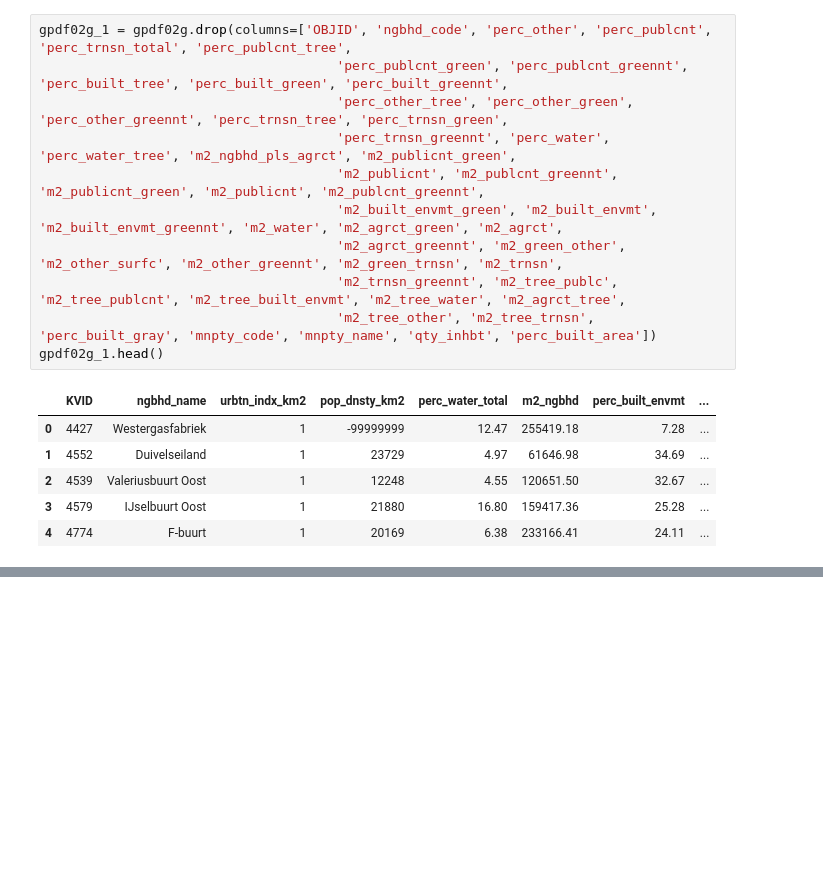
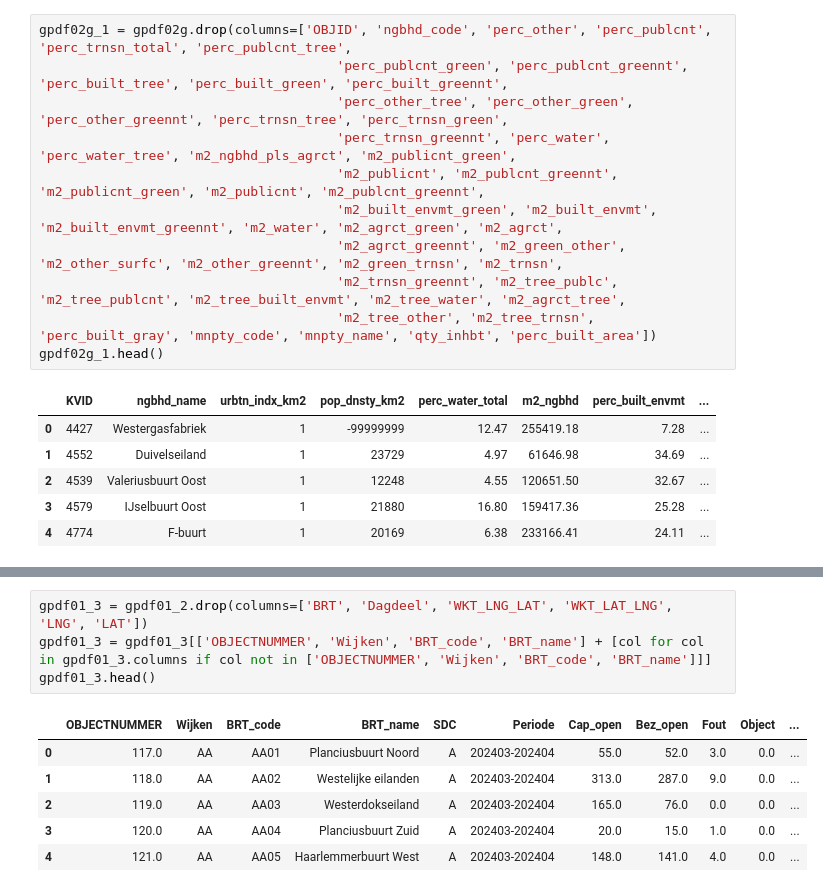
Before and after one commit to bram-villanueva/paper_project, a Jupyter notebook: park_prs_and_green.ipynb, the cells around one changed output, grey strips where cells are left out. Saved outputs shown, nothing was run; the diff lists cells and outputs as text; blank space fills up the shorter version.

```diff
--- a/park_prs_and_green.ipynb
+++ b/park_prs_and_green.ipynb
@@ -165,3 +240,14 @@ See the caveats in the documentation: https://pandas.pydata.org/pandas-docs/stab
 | 7 | 124.0 | AB02 Driehoekbuurt | A | 202403-202404 | doordeweeks avond | 312.0 | 266.0 | 3.0 | 0.0 | 269.0 | ... |
 | 8 | 125.0 | AB03 Anjeliersbuurt-Noord | A | 202403-202404 | doordeweeks avond | 165.0 | 141.0 | 0.0 | 0.0 | 141.0 | ... |
 | 9 | 126.0 | AB04 Zaagpoortbuurt | A | 202403-202404 | doordeweeks avond | 158.0 | 85.0 | 2.0 | 0.0 | 87.0 | ... |
+# %%
+gpdf01_3 = gpdf01_2.drop(columns=['BRT', 'Dagdeel', 'WKT_LNG_LAT', 'WKT_LAT_LNG', 'LNG', 'LAT'])
+gpdf01_3 = gpdf01_3[['OBJECTNUMMER', 'Wijken', 'BRT_code', 'BRT_name'] + [col for col in gpdf01_3.columns if col not in ['OBJECTNUMMER', 'Wijken', 'BRT_code', 'BRT_name']]]
+gpdf01_3.head()
+# %% [output]
+|  | OBJECTNUMMER | Wijken | BRT_code | BRT_name | SDC | Periode | Cap_open | Bez_open | Fout | Object | ... |
+| 0 | 117.0 | AA | AA01 | Planciusbuurt Noord | A | 202403-202404 | 55.0 | 52.0 | 3.0 | 0.0 | ... |
+| 1 | 118.0 | AA | AA02 | Westelijke eilanden | A | 202403-202404 | 313.0 | 287.0 | 9.0 | 0.0 | ... |
+| 2 | 119.0 | AA | AA03 | Westerdokseiland | A | 202403-202404 | 165.0 | 76.0 | 0.0 | 0.0 | ... |
+| 3 | 120.0 | AA | AA04 | Planciusbuurt Zuid | A | 202403-202404 | 20.0 | 15.0 | 1.0 | 0.0 | ... |
+| 4 | 121.0 | AA | AA05 | Haarlemmerbuurt West | A | 202403-202404 | 148.0 | 141.0 | 4.0 | 0.0 | ... |
```
Also changed, not shown: parts of 12 cells of this notebook.
